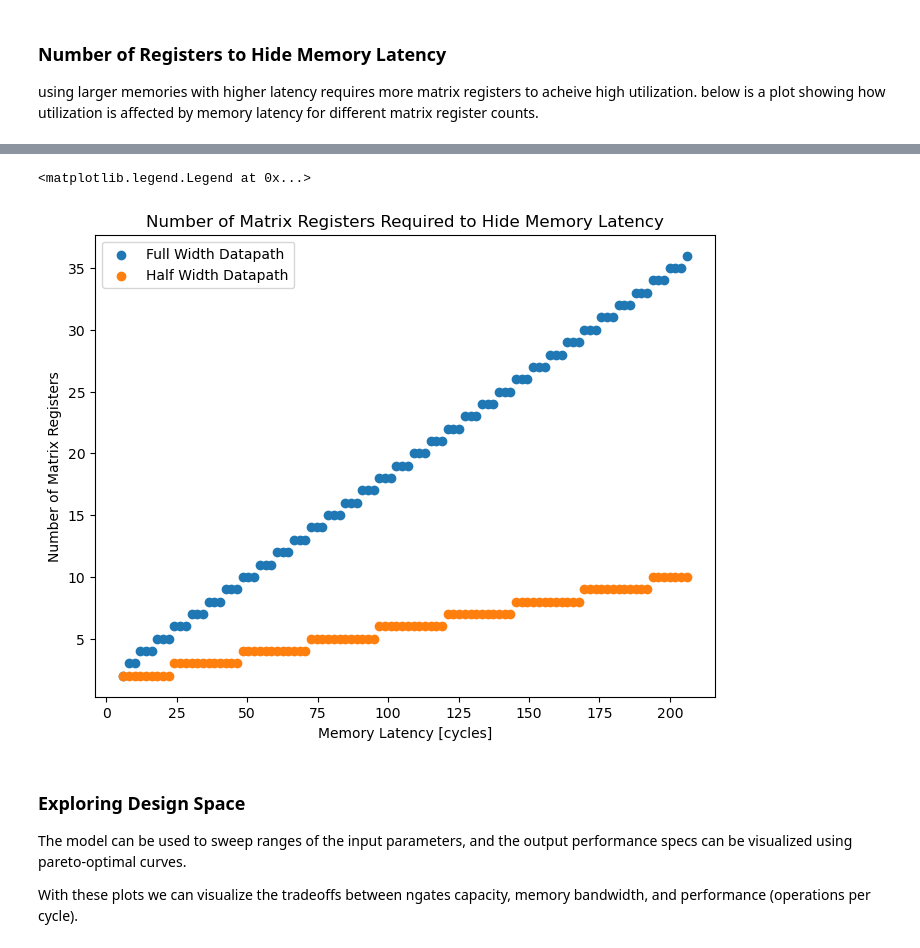
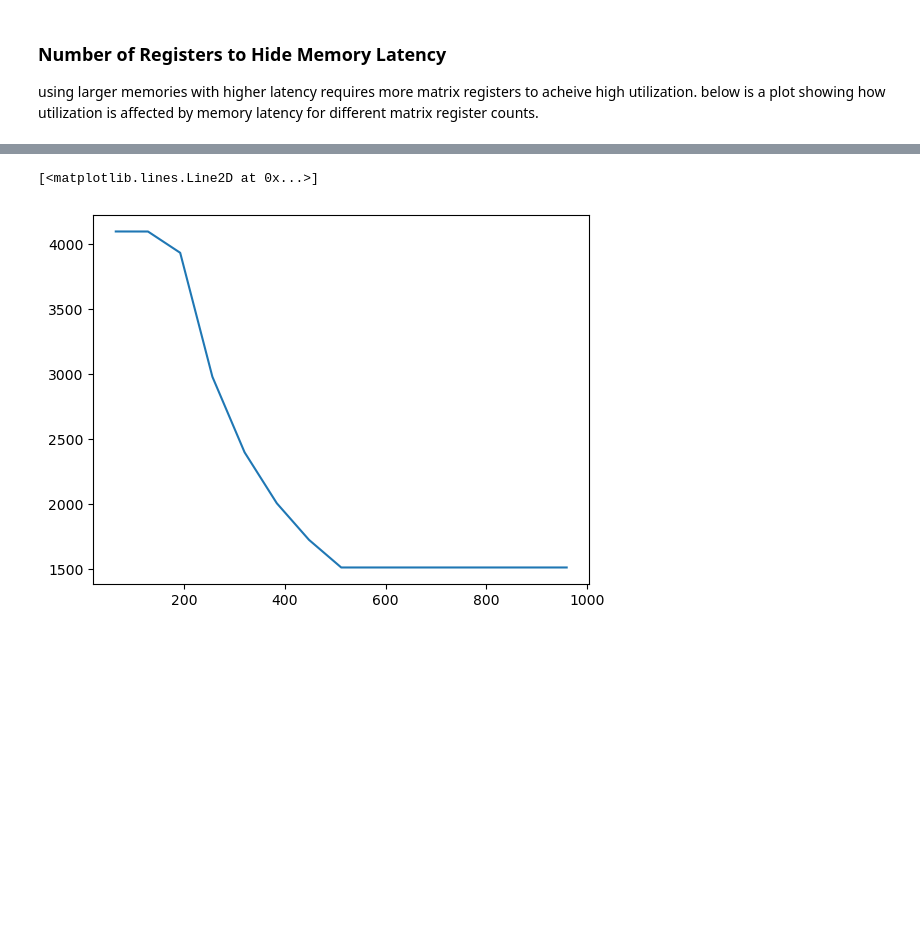
Before and after one commit to miles-rusch-berkeley/opu-model, a Jupyter notebook: vector_compare.ipynb, the cells around one changed output, grey strips where cells are left out. Drawn from its saved outputs; the diff is of its cells as text; code cells hidden in the pictures; blank space fills up the shorter version.

```diff
--- a/vector_compare.ipynb
+++ b/vector_compare.ipynb
@@ -35,13 +15,0 @@ for n in num_mregs:
-# %%
-level = 1
-slice_values = np.linspace(6,206,100)
-perf_model = fmodel.init_pm(t_mem=slice_values)
-
-fig, axs = plt.subplots(figsize=(8,6))
-axs.set_title('Number of Matrix Registers Required to Hide Memory Latency')
-axs.set_xlabel('Memory Latency [cycles]')
-axs.set_ylabel('Number of Matrix Registers')
-
-x = perf_model.index.levels[level]
-y = perf_model['max_mregs']
-scatter = axs.scatter(x, y, cmap='viridis', s=100)
@@ -50,25 +16,16 @@ scatter = axs.scatter(x, y, cmap='viridis', s=100)
-# %%
-fig, axs = plt.subplots(figsize=(8,6))
-axs.set_title('Number of Matrix Registers Required to Hide Memory Latency')
-axs.set_xlabel('Memory Latency [cycles]')
-axs.set_ylabel('Number of Matrix Registers')
-scatter = axs.scatter(x, y, label='Full Width Datapath')
-
-level = 1
-slice_values = np.linspace(6,206,100)
-perf_model = fmodel.init_pm(t_mem=slice_values,width_mmu=np.array([0.5]))
-
-x = perf_model.index.levels[level]
-y = perf_model['max_mregs']
-scatter = axs.scatter(x, y, label='Half Width Datapath')
-axs.legend()
-# %% [output]
-<matplotlib.legend.Legend at 0x...>
-[figure, removed]
-# %% [markdown]
-### Exploring Design Space
-
-The model can be used to sweep ranges of the input parameters, and the output performance specs can be visualized using pareto-optimal curves.
-
-With these plots we can visualize the tradeoffs between ngates capacity, memory bandwidth, and performance (operations per cycle).
+# %%
+K = np.array(range(64, 1024, 64))
+vec_speedup = np.zeros(len(K))
+for i in range(len(K)):
+    perf_model = fmodel.init_pm(vlB=np.array([512/8]),
+                                mlB=np.array([512/8]),
+                                num_mregs=np.array([8]),
+                                M=np.array([K[i]]),
+                                N=np.array([K[i]]),
+                                K=np.array([K[i]]))  # Corrected from k to K[i]
+    vec_speedup[i] = perf_model['speedup_vec']
+plt.plot(K, vec_speedup)
+# %% [output]
+[<matplotlib.lines.Line2D at 0x...>]
+[figure, added]
 # %%
```
Also changed, not shown: parts of 6 cells of this notebook, 5 other files.
